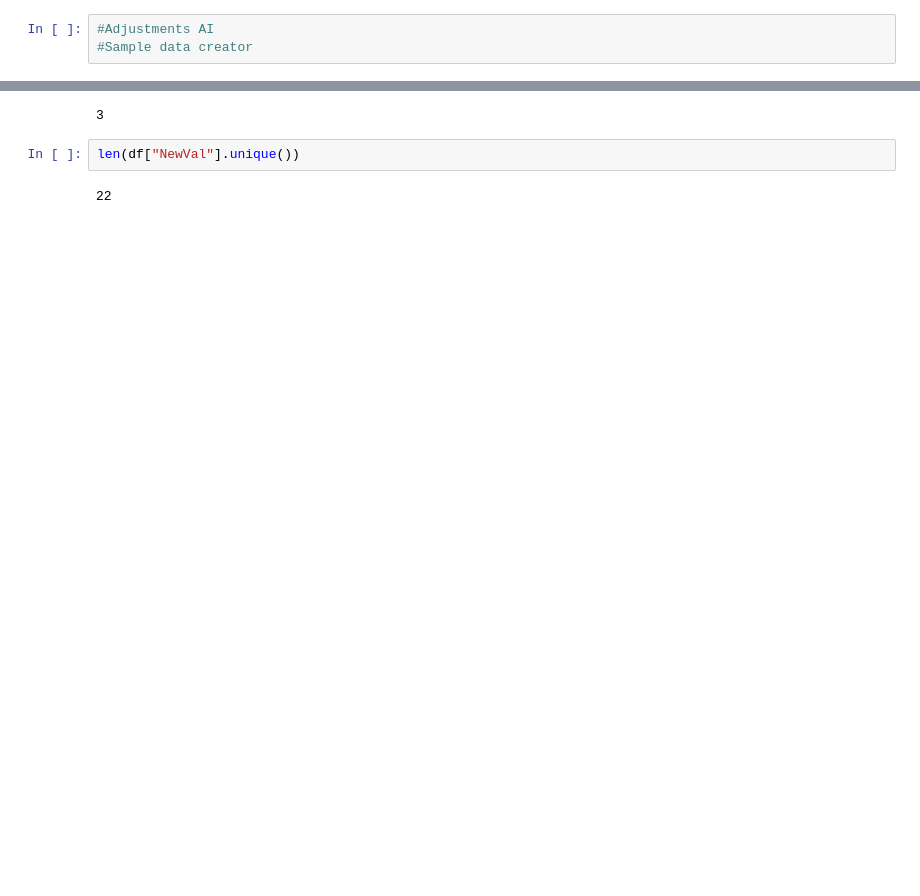
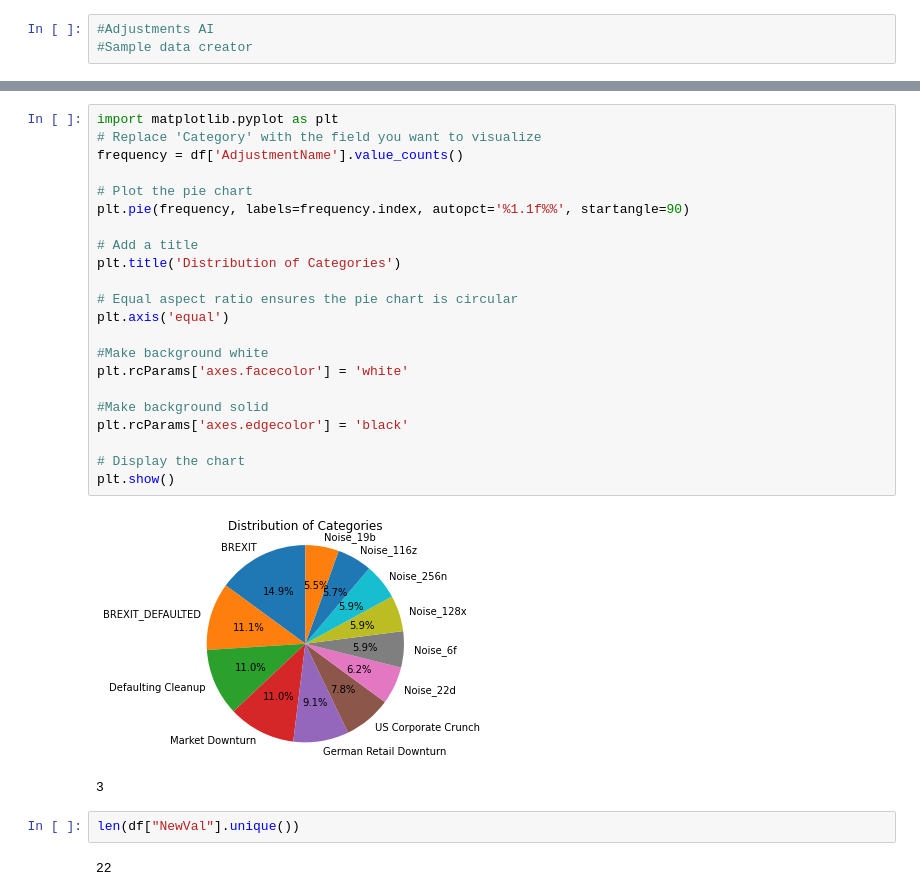
Before and after one commit to AbbyKatt/mycode, a Jupyter notebook: AI_Adjustments_Proto/Sample Data Creator.ipynb, the cells around one changed output, grey strips where cells are left out. Cells and saved outputs as stored; diff of their text form; blank space fills up the shorter version.

```diff
--- a/AI_Adjustments_Proto/Sample Data Creator.ipynb
+++ b/AI_Adjustments_Proto/Sample Data Creator.ipynb
@@ -129,3 +133,27 @@ df
+# %%
+import matplotlib.pyplot as plt
+# Replace 'Category' with the field you want to visualize
+frequency = df['AdjustmentName'].value_counts()
+
+# Plot the pie chart
+plt.pie(frequency, labels=frequency.index, autopct='%1.1f%%', startangle=90)
+
+# Add a title
+plt.title('Distribution of Categories')
+
+# Equal aspect ratio ensures the pie chart is circular
+plt.axis('equal')
+
+#Make background white
+plt.rcParams['axes.facecolor'] = 'white'
+
+#Make background solid
+plt.rcParams['axes.edgecolor'] = 'black'
+
+# Display the chart
+plt.show()
+# %% [output]
+[figure, added]
 # %%
 # %% [output]
 3
```
Also changed, not shown: parts of 2 cells of this notebook, 2 other files.
